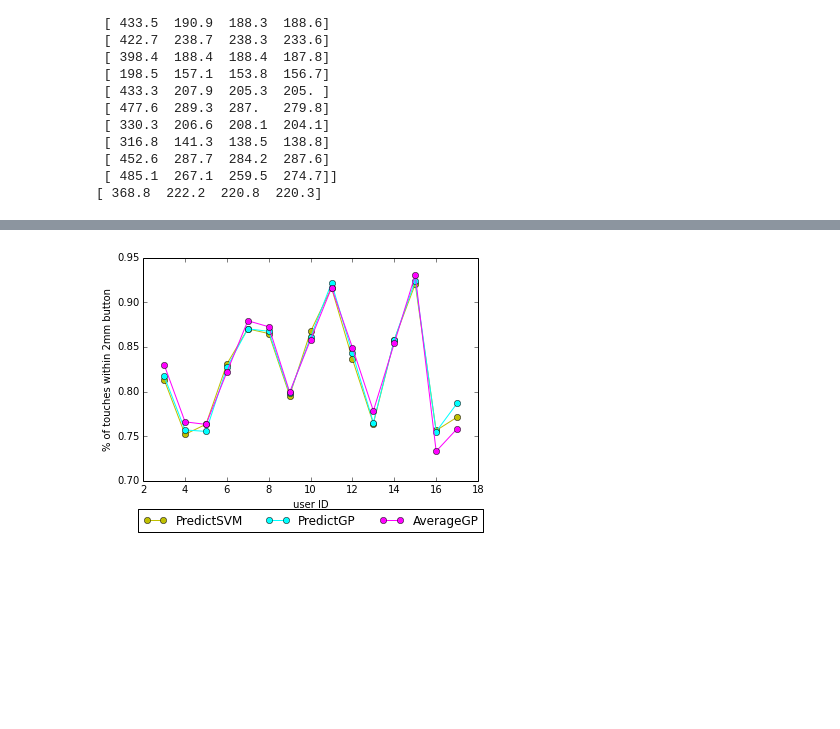
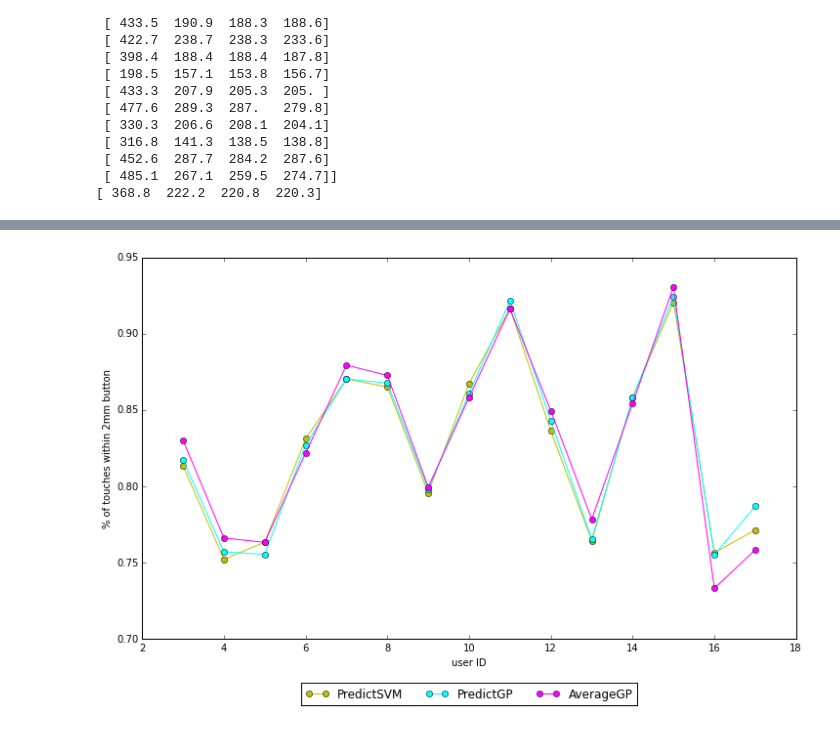
Before and after one commit to Vorte/Level5Project, a Jupyter notebook: notebooks/offsets/ComparePostures.ipynb, the cells around one changed output, grey strips where cells are left out. Cells and saved outputs as stored; diff of their text form; code cells hidden in the pictures; blank space fills up the shorter version.

```diff
--- a/notebooks/offsets/ComparePostures.ipynb
+++ b/notebooks/offsets/ComparePostures.ipynb
@@ -66,0 +78,24 @@ averGP_mse = np.array([228.22453922673142, 254.61304867204262, 264.2838642203565
+# %%
+import numpy as np
+#3
+
+noregr = np.array([0.71113989637305697, 0.5, 0.69210866752910738, 0.72691807542262676, 0.78599221789883267, 0.55141388174807193, 0.58473479948253559, 0.58517555266579979, 0.8784313725490196, 0.54252577319587625, 0.55701179554390567, 0.64819587628865982, 0.69062901155327339, 0.51554404145077726, 0.5])
+predSVM = np.array([0.82254412254412268, 0.7635031635031635, 0.75680985680985668, 0.81801093643198919, 0.86633366633366615, 0.8663170163170163, 0.79673659673659669, 0.86220095693779908, 0.91630211893369784, 0.84284049284049289, 0.7615174299384827, 0.85318015318015306, 0.91658341658341658, 0.75637695637695634, 0.78020313020313015])
+predGP = np.array([0.82006327006327007, 0.76488511488511501, 0.75567765567765566, 0.81401230348598774, 0.87286047286047297, 0.85992340992340988, 0.79287379287379289, 0.86083390293916617, 0.91638755980861253, 0.84803529803529809, 0.76406356801093644, 0.85181485181485184, 0.92169497169497172, 0.75785880785880788, 0.78806193806193803])
+averGP = np.array([0.83021978021978027, 0.76092241092241097, 0.75682650682650687, 0.82441900205058105, 0.86500166500166498, 0.87151182151182149, 0.80339660339660346, 0.86864319890635677, 0.91889952153110044, 0.84786879786879776, 0.78234791524265213, 0.84785214785214791, 0.93196803196803191, 0.74352314352314353, 0.76358641358641344])
+
+print np.mean(noregr)
+print np.mean(predSVM)
+print np.mean(predGP)
+print np.mean(averGP)
+
+noregr_mse = np.array([293.45595854922283, 457.187338501292, 324.36028460543338, 279.50910273081922, 228.88132295719845, 433.52056555269917, 422.71216041397156, 398.3855656697009, 198.47647058823532, 433.34536082474227, 477.60091743119267, 330.32474226804129, 316.76187419768934, 452.62694300518137, 485.13565891472871])
+predSVM_mse = np.array([228.10790835755614, 249.76195941212546, 266.6061569548844, 228.75614008942244, 182.90205735537327, 190.6291046155801, 239.35865933382073, 188.62434673032692, 156.5646552181218, 205.52273748649537, 290.40039764909147, 204.67013095227219, 141.6851775742438, 288.3549960958012, 259.03977572656868])
+predGP_mse = np.array([230.89106341951305, 252.28832678637662, 266.30947454505923, 227.78709182225748, 181.44587701820933, 189.09014679612497, 236.12151083490062, 188.41516090611071, 156.23112760610897, 206.0777238822663, 291.87241598871196, 208.54325900563828, 139.53242937095507, 278.90459630390666, 265.98378782595012])
+averGP_mse = np.array([228.64172423468864, 255.79725160564473, 265.01555662220335, 227.4300743313284, 179.60835449755643, 188.05408805233088, 233.0604829253725, 186.3586552943155, 155.81432706723785, 206.32446300998464, 279.94702756656068, 206.16005563250081, 139.36562130003827, 281.71996583704163, 265.07804655386747])
+
+print
+print np.mean(noregr_mse)
+print np.mean(predSVM_mse)
+print np.mean(predGP_mse)
+print np.mean(averGP_mse)
@@ -118,16 +153,16 @@ plt.show()
 # %%
-#fig = plt.figure(figsize=(12, 7))
+fig = plt.figure(figsize=(12, 7))
 
 plt.errorbar(range(3,18), predSVM, marker='o', color = 'y', label='PredictSVM')
 plt.errorbar(range(3,18), predGP, marker='o', color='cyan', label='PredictGP')
 plt.errorbar(range(3,18), averGP, marker='o', color='magenta', label='AverageGP')
 
 plt.legend(loc='best')
 plt.xlabel('user ID')
 plt.ylabel('% of touches within 2mm button')
 plt.legend(loc=9, bbox_to_anchor=(0.5, -0.1), ncol=3)
-plt.savefig('/home/dimitar/Desktop/Latex/L5Project/mpaper/img/overall_pred_post.png', bbox_inches='tight', dpi=400)
+#plt.savefig('/home/dimitar/Desktop/Latex/L5Project/mpaper/img/overall_pred_post.png', bbox_inches='tight', dpi=400)
 
 plt.show()
 # %% [output]
-[figure, old version]
+[figure, new version]
```
Also changed, not shown: parts of 5 cells of this notebook, 12 other files.
